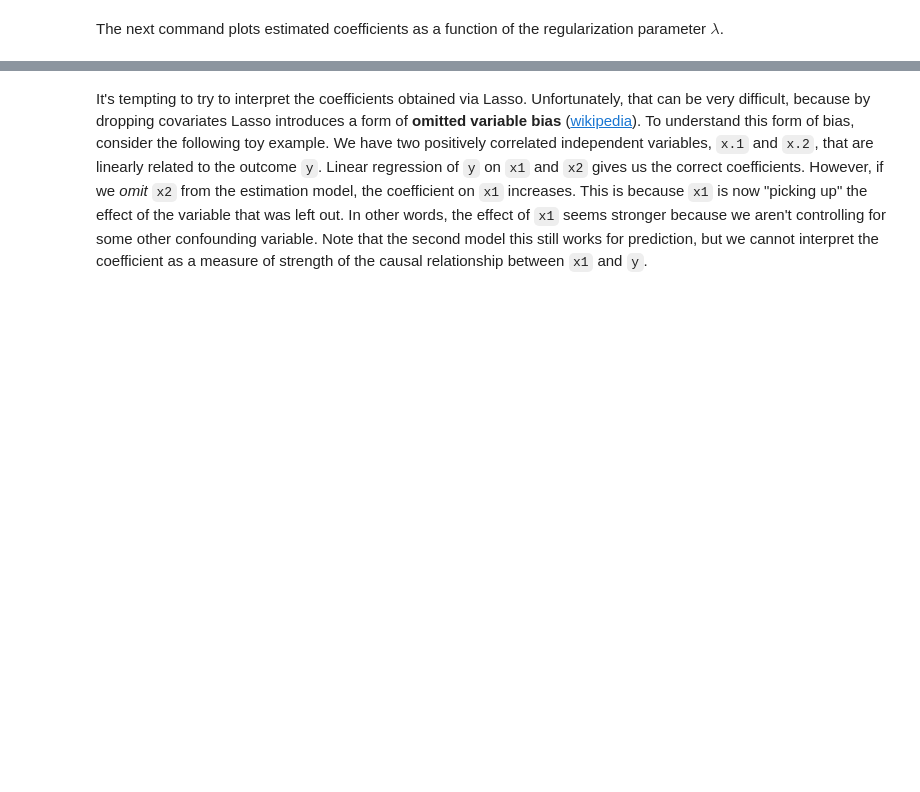
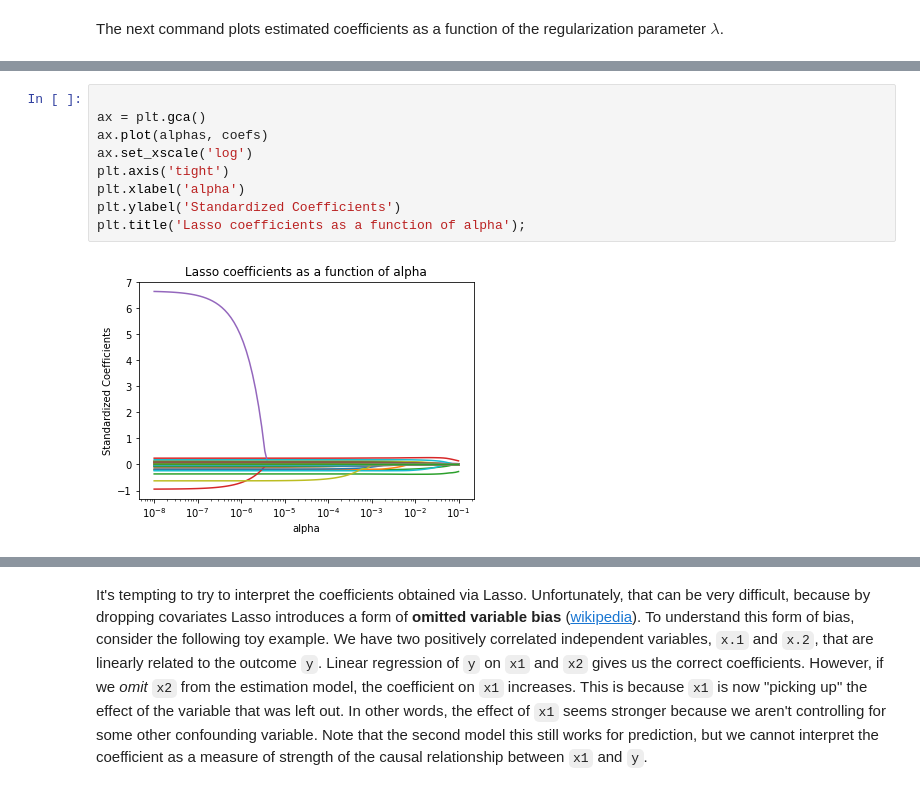
Before and after one commit to alexanderquispe/ml_book, a Jupyter notebook: Untitled-1.ipynb, the cells around one changed output, grey strips where cells are left out. Cells and saved outputs as stored; diff of their text form; blank space fills up the shorter version.

```diff
--- a/Untitled-1.ipynb
+++ b/Untitled-1.ipynb
@@ -421,3 +446,14 @@ The next command plots estimated coefficients as a function of the regularizatio
+# %%
+
+ax = plt.gca()
+ax.plot(alphas, coefs)
+ax.set_xscale('log')
+plt.axis('tight')
+plt.xlabel('alpha')
+plt.ylabel('Standardized Coefficients')
+plt.title('Lasso coefficients as a function of alpha');
+# %% [output]
+[figure, added]
 # %%
 lasso = Lasso(max_iter=10000)
 coefs = []
```
Also changed, not shown: parts of 3 cells of this notebook.
